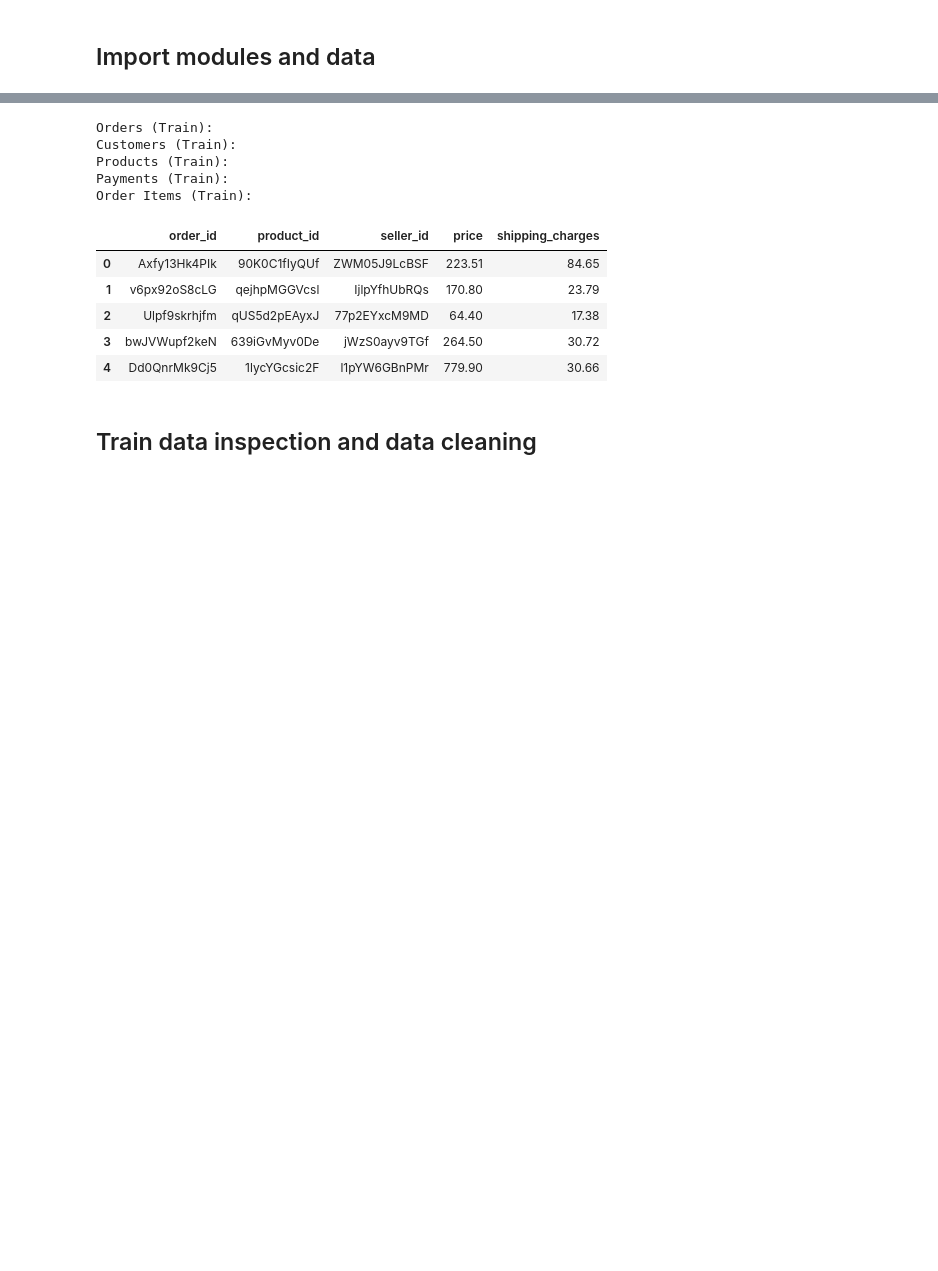
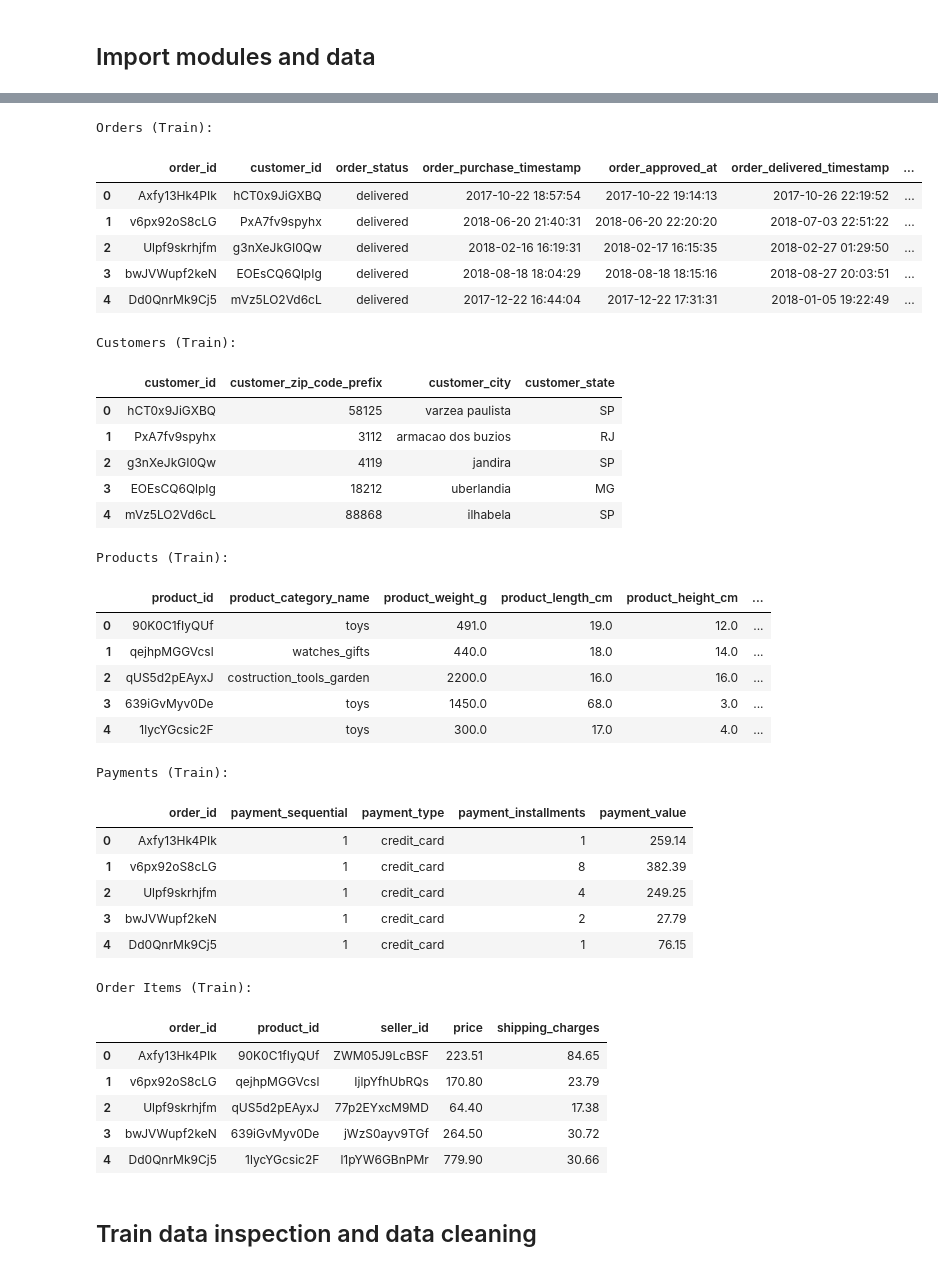
Before and after one commit to piyalidas28/ML_AI_UCB, a Jupyter notebook: capstone_project_ecomm_payment/ecomm.ipynb, the cells around one changed output, grey strips where cells are left out. Saved outputs shown, nothing was run; the diff lists cells and outputs as text; code cells hidden in the pictures; blank space fills up the shorter version.

```diff
--- a/capstone_project_ecomm_payment/ecomm.ipynb
+++ b/capstone_project_ecomm_payment/ecomm.ipynb
@@ -40,57 +43,81 @@ I0825 091458.785 font_manager.py:1550] generated new fontManager
 # %%
 file_paths = {
-    "orders_train": "/data/sandcastle/boxes/configerator/source/parin_course/Ecommerce_Order_Dataset/train/df_Orders.csv",
-    "customers_train": "/data/sandcastle/boxes/configerator/source/parin_course/Ecommerce_Order_Dataset/train/df_Customers.csv",
-    "products_train": "/data/sandcastle/boxes/configerator/source/parin_course/Ecommerce_Order_Dataset/train/df_Products.csv",
-    "payments_train": "/data/sandcastle/boxes/configerator/source/parin_course/Ecommerce_Order_Dataset/train/df_Payments.csv",
-    "order_items_train": "/data/sandcastle/boxes/configerator/source/parin_course/Ecommerce_Order_Dataset/train/df_OrderItems.csv",
-    "orders_test": "/data/sandcastle/boxes/configerator/source/parin_course/Ecommerce_Order_Dataset/test/df_Orders.csv",
-    "customers_test": "/data/sandcastle/boxes/configerator/source/parin_course/Ecommerce_Order_Dataset/test/df_Customers.csv",
-    "products_test": "/data/sandcastle/boxes/configerator/source/parin_course/Ecommerce_Order_Dataset/test/df_Products.csv",
-    "payments_test": "/data/sandcastle/boxes/configerator/source/parin_course/Ecommerce_Order_Dataset/test/df_Payments.csv",
-    "order_items_test": "/data/sandcastle/boxes/configerator/source/parin_course/Ecommerce_Order_Dataset/test/df_OrderItems.csv",
+    "orders_train": "train/df_Orders.csv",
+    "customers_train": "train/df_Customers.csv",
+    "products_train": "train/df_Products.csv",
+    "payments_train": "train/df_Payments.csv",
+    "order_items_train": "train/df_OrderItems.csv",
+    "orders_test": "test/df_Orders.csv",
+    "customers_test": "test/df_Customers.csv",
+    "products_test": "test/df_Products.csv",
+    "payments_test": "test/df_Payments.csv",
+    "order_items_test": "test/df_OrderItems.csv",
 }
 
 # Load datasets
 df_orders_train = pd.read_csv(file_paths["orders_train"])
 df_customers_train = pd.read_csv(file_paths["customers_train"])
 df_products_train = pd.read_csv(file_paths["products_train"])
 df_payments_train = pd.read_csv(file_paths["payments_train"])
 df_order_items_train = pd.read_csv(file_paths["order_items_train"])
 
 df_orders_test = pd.read_csv(file_paths["orders_test"])
 df_customers_test = pd.read_csv(file_paths["customers_test"])
 df_products_test = pd.read_csv(file_paths["products_test"])
 df_payments_test = pd.read_csv(file_paths["payments_test"])
 df_order_items_test = pd.read_csv(file_paths["order_items_test"])
 
 # Display the first few rows of each dataframe to understand the structure
 print("Orders (Train):")
 display(df_orders_train.head())
 
 print("Customers (Train):")
 display(df_customers_train.head())
 
 print("Products (Train):")
 display(df_products_train.head())
 
 print("Payments (Train):")
 display(df_payments_train.head())
 
 print("Order Items (Train):")
 display(df_order_items_train.head())
 # %% [output]
 Orders (Train):
-Customers (Train):
-Products (Train):
-Payments (Train):
-Order Items (Train):
-|  | order_id | product_id | seller_id | price | shipping_charges |
-| 0 | Axfy13Hk4PIk | 90K0C1fIyQUf | ZWM05J9LcBSF | 223.51 | 84.65 |
-| 1 | v6px92oS8cLG | qejhpMGGVcsl | IjlpYfhUbRQs | 170.80 | 23.79 |
-| 2 | Ulpf9skrhjfm | qUS5d2pEAyxJ | 77p2EYxcM9MD | 64.40 | 17.38 |
-| 3 | bwJVWupf2keN | 639iGvMyv0De | jWzS0ayv9TGf | 264.50 | 30.72 |
-| 4 | Dd0QnrMk9Cj5 | 1lycYGcsic2F | l1pYW6GBnPMr | 779.90 | 30.66 |
+|  | order_id | customer_id | order_status | order_purchase_timestamp | order_approved_at | order_delivered_timestamp | ... |
+| 0 | Axfy13Hk4PIk | hCT0x9JiGXBQ | delivered | 2017-10-22 18:57:54 | 2017-10-22 19:14:13 | 2017-10-26 22:19:52 | ... |
+| 1 | v6px92oS8cLG | PxA7fv9spyhx | delivered | 2018-06-20 21:40:31 | 2018-06-20 22:20:20 | 2018-07-03 22:51:22 | ... |
+| 2 | Ulpf9skrhjfm | g3nXeJkGI0Qw | delivered | 2018-02-16 16:19:31 | 2018-02-17 16:15:35 | 2018-02-27 01:29:50 | ... |
+| 3 | bwJVWupf2keN | EOEsCQ6QlpIg | delivered | 2018-08-18 18:04:29 | 2018-08-18 18:15:16 | 2018-08-27 20:03:51 | ... |
+| 4 | Dd0QnrMk9Cj5 | mVz5LO2Vd6cL | delivered | 2017-12-22 16:44:04 | 2017-12-22 17:31:31 | 2018-01-05 19:22:49 | ... |
+Customers (Train):
+|  | customer_id | customer_zip_code_prefix | customer_city | customer_state |
+| 0 | hCT0x9JiGXBQ | 58125 | varzea paulista | SP |
+| 1 | PxA7fv9spyhx | 3112 | armacao dos buzios | RJ |
+| 2 | g3nXeJkGI0Qw | 4119 | jandira | SP |
+| 3 | EOEsCQ6QlpIg | 18212 | uberlandia | MG |
+| 4 | mVz5LO2Vd6cL | 88868 | ilhabela | SP |
+Products (Train):
+|  | product_id | product_category_name | product_weight_g | product_length_cm | product_height_cm | ... |
+| 0 | 90K0C1fIyQUf | toys | 491.0 | 19.0 | 12.0 | ... |
+| 1 | qejhpMGGVcsl | watches_gifts | 440.0 | 18.0 | 14.0 | ... |
+| 2 | qUS5d2pEAyxJ | costruction_tools_garden | 2200.0 | 16.0 | 16.0 | ... |
+| 3 | 639iGvMyv0De | toys | 1450.0 | 68.0 | 3.0 | ... |
+| 4 | 1lycYGcsic2F | toys | 300.0 | 17.0 | 4.0 | ... |
+Payments (Train):
+|  | order_id | payment_sequential | payment_type | payment_installments | payment_value |
+| 0 | Axfy13Hk4PIk | 1 | credit_card | 1 | 259.14 |
+| 1 | v6px92oS8cLG | 1 | credit_card | 8 | 382.39 |
+| 2 | Ulpf9skrhjfm | 1 | credit_card | 4 | 249.25 |
+| 3 | bwJVWupf2keN | 1 | credit_card | 2 | 27.79 |
+| 4 | Dd0QnrMk9Cj5 | 1 | credit_card | 1 | 76.15 |
+Order Items (Train):
+|  | order_id | product_id | seller_id | price | shipping_charges |
+| 0 | Axfy13Hk4PIk | 90K0C1fIyQUf | ZWM05J9LcBSF | 223.51 | 84.65 |
+| 1 | v6px92oS8cLG | qejhpMGGVcsl | IjlpYfhUbRQs | 170.80 | 23.79 |
+| 2 | Ulpf9skrhjfm | qUS5d2pEAyxJ | 77p2EYxcM9MD | 64.40 | 17.38 |
+| 3 | bwJVWupf2keN | 639iGvMyv0De | jWzS0ayv9TGf | 264.50 | 30.72 |
+| 4 | Dd0QnrMk9Cj5 | 1lycYGcsic2F | l1pYW6GBnPMr | 779.90 | 30.66 |
 # %% [markdown]
 ## Train data inspection and data cleaning
 # %%
```
Also changed, not shown: parts of 12 cells of this notebook.
